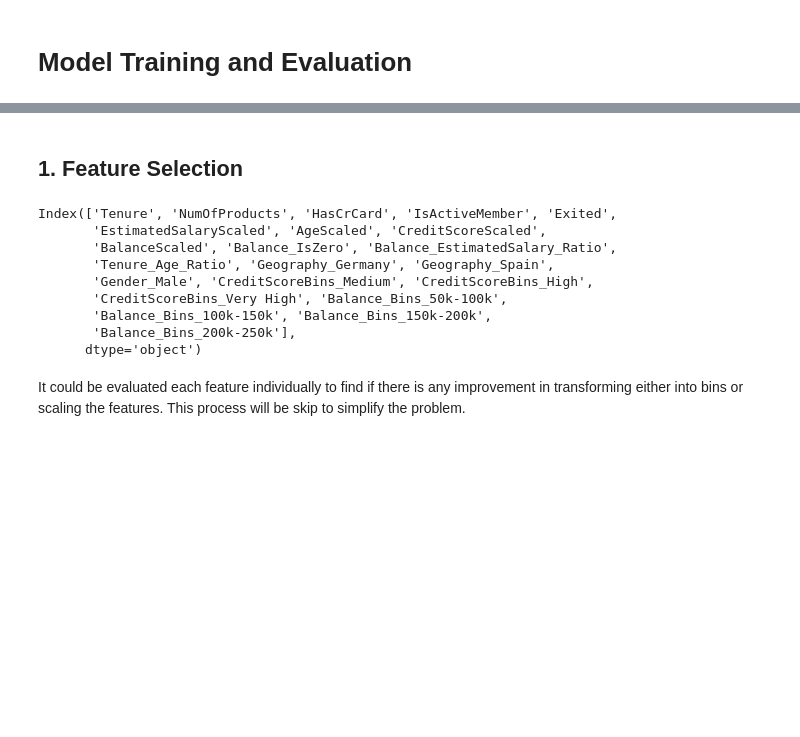
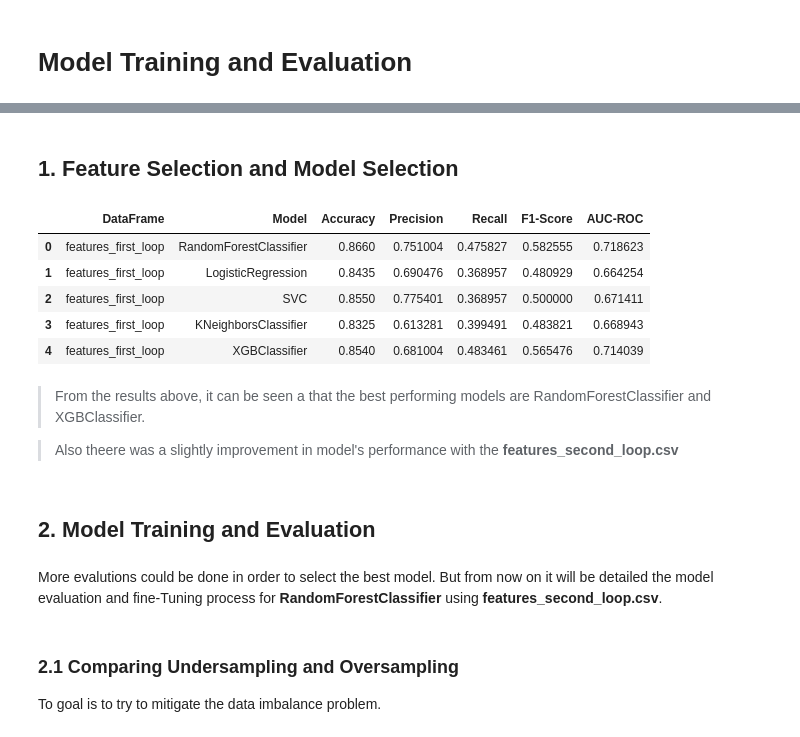
Before and after one commit to laizaparizotto/churn-prediction-kedro, a Jupyter notebook: churn-prediction/notebooks/model_training.ipynb, the cells around one changed output, grey strips where cells are left out. Cells and saved outputs as stored; diff of their text form; code cells hidden in the pictures; blank space fills up the shorter version.

```diff
--- a/churn-prediction/notebooks/model_training.ipynb
+++ b/churn-prediction/notebooks/model_training.ipynb
@@ -39,18 +33,2 @@ ImportError: cannot import name 'RandomOverSampler' from 'imblearn.under_samplin
 # %% [markdown]
-## 1. Feature Selection
+## 1. Feature Selection and Model Selection
-# %%
-# Load Data with all features
-df_all_features = pd.read_csv('../data/04_feature/features.csv')
-
-# Print columns
-df_all_features.columns
-# %% [output]
-Index(['Tenure', 'NumOfProducts', 'HasCrCard', 'IsActiveMember', 'Exited',
-       'EstimatedSalaryScaled', 'AgeScaled', 'CreditScoreScaled',
-       'BalanceScaled', 'Balance_IsZero', 'Balance_EstimatedSalary_Ratio',
-       'Tenure_Age_Ratio', 'Geography_Germany', 'Geography_Spain',
-       'Gender_Male', 'CreditScoreBins_Medium', 'CreditScoreBins_High',
-       'CreditScoreBins_Very High', 'Balance_Bins_50k-100k',
-       'Balance_Bins_100k-150k', 'Balance_Bins_150k-200k',
-       'Balance_Bins_200k-250k'],
-      dtype='object')
@@ -64,2 +34,0 @@ df_features_01 = df_all_features.drop(['CreditScoreBins_Medium', 'CreditScoreBin
-# %% [markdown]
-It could be evaluated each feature individually to find if there is any improvement in transforming either into bins or scaling the features. This process will be skip to simplify the problem.
@@ -66 +86,22 @@ It could be evaluated each feature individually to find if there is any improvem
+# %%
+pd.DataFrame(model_control).head()
+# %% [output]
+|  | DataFrame | Model | Accuracy | Precision | Recall | F1-Score | AUC-ROC |
+| 0 | features_first_loop | RandomForestClassifier | 0.8660 | 0.751004 | 0.475827 | 0.582555 | 0.718623 |
+| 1 | features_first_loop | LogisticRegression | 0.8435 | 0.690476 | 0.368957 | 0.480929 | 0.664254 |
+| 2 | features_first_loop | SVC | 0.8550 | 0.775401 | 0.368957 | 0.500000 | 0.671411 |
+| 3 | features_first_loop | KNeighborsClassifier | 0.8325 | 0.613281 | 0.399491 | 0.483821 | 0.668943 |
+| 4 | features_first_loop | XGBClassifier | 0.8540 | 0.681004 | 0.483461 | 0.565476 | 0.714039 |
+# %% [markdown]
+> From the results above, it can be seen a that the best performing models are RandomForestClassifier and XGBClassifier.
+
+> Also theere was a slightly improvement in model's performance with the **features_second_loop.csv**
+# %% [markdown]
+## 2. Model Training and Evaluation
+# %% [markdown]
+More evalutions could be done in order to select the best model. But from now on it will be detailed the model evaluation and fine-Tuning process for **RandomForestClassifier** using **features_second_loop.csv**.
+# %% [markdown]
+### 2.1 Comparing Undersampling and Oversampling
+
+To goal is to try to mitigate the data imbalance problem.
 # %%
```
Also changed, not shown: parts of 21 cells of this notebook, 3 other files.
